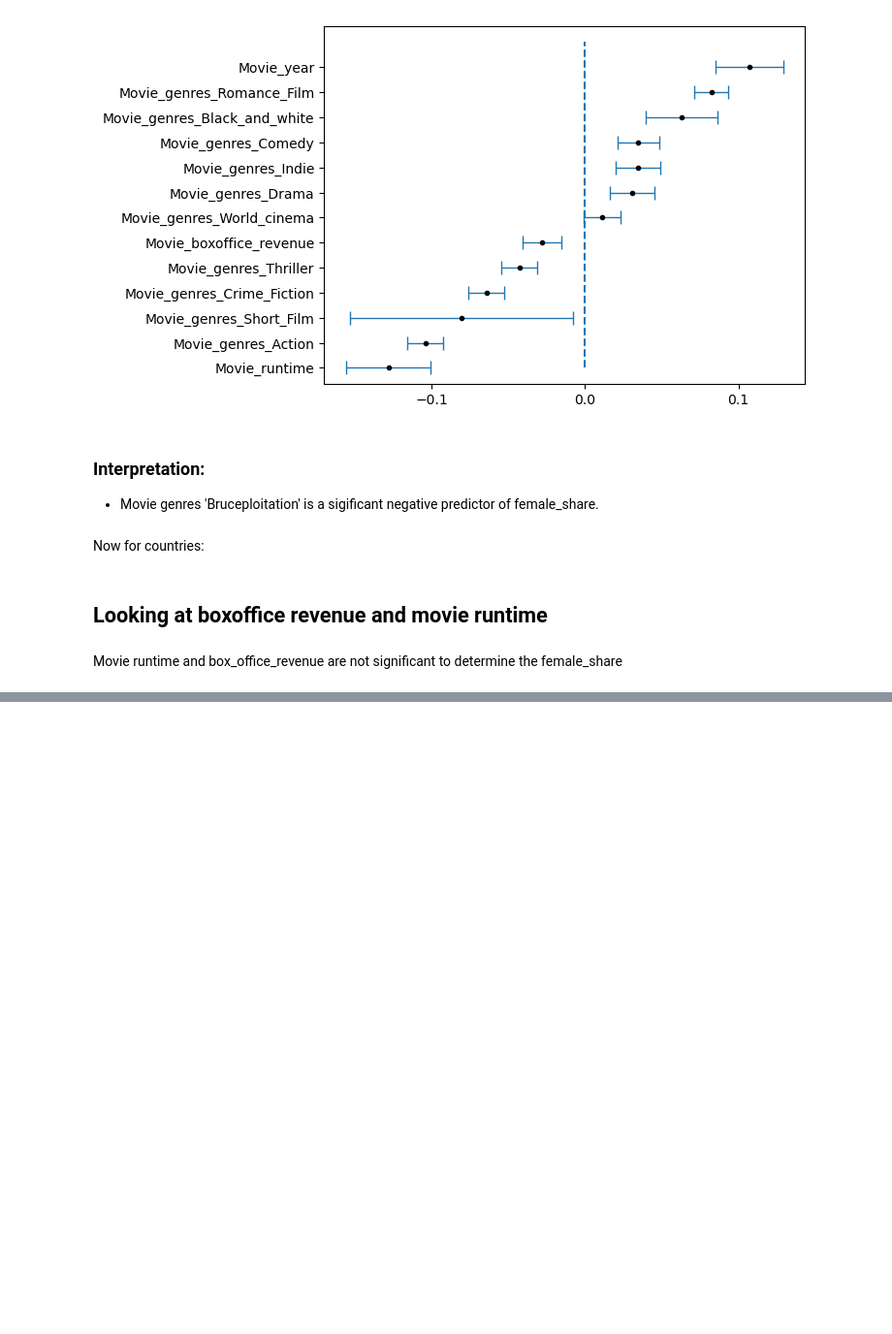
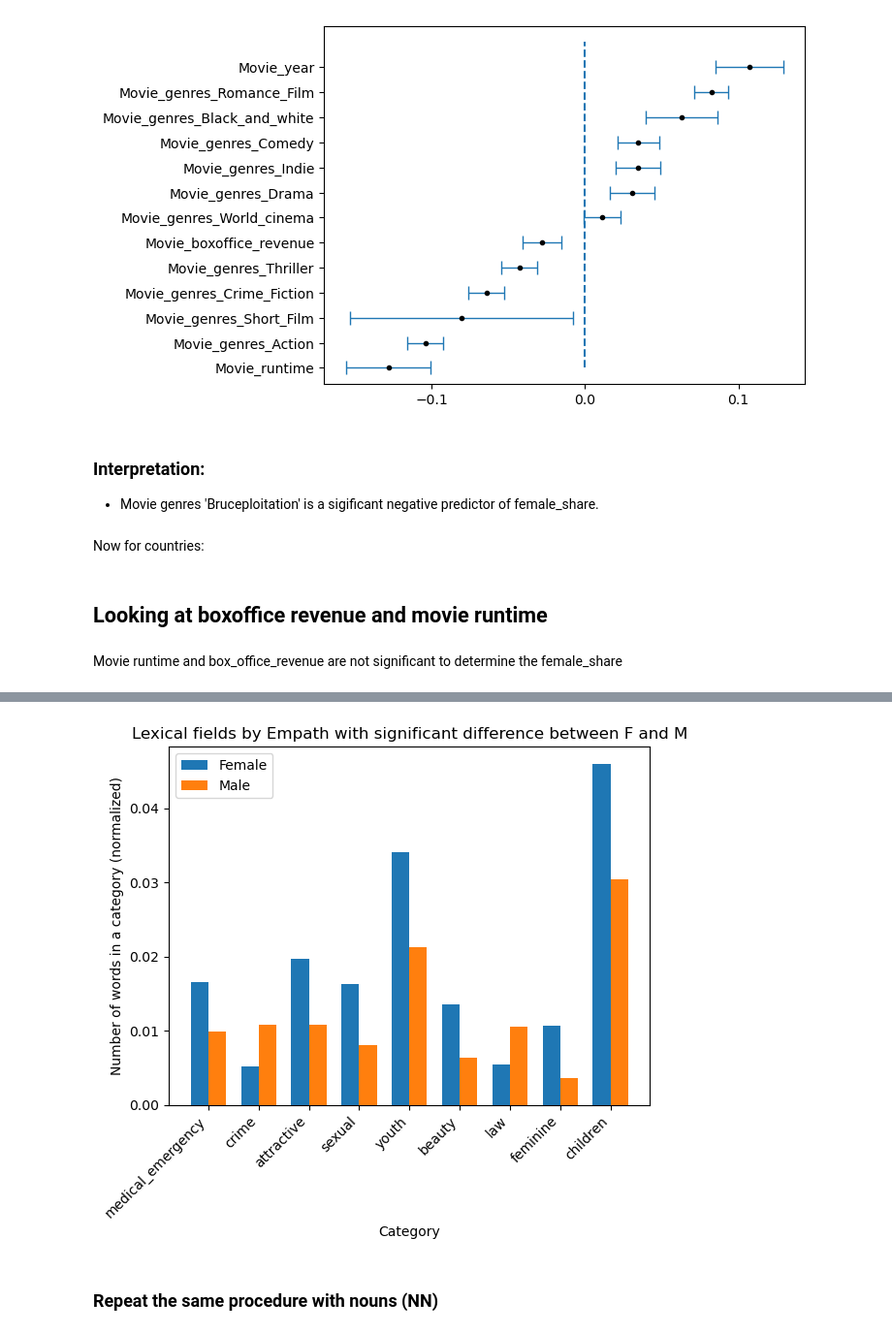
Before and after one commit to epfl-ada/ada-2022-project-silvermafia2022, a Jupyter notebook: project_movies.ipynb, the cells around one changed output, grey strips where cells are left out. Shown at 97% size. Cells and saved outputs as stored; diff of their text form; code cells hidden in the pictures; blank space fills up the shorter version.

```diff
--- a/project_movies.ipynb
+++ b/project_movies.ipynb
@@ -2570,0 +2281,28 @@ Movie runtime and box_office_revenue are not significant to determine the female
+# %%
+# only keep the once with a significant difference between men and women
+df_cat_JJ_difference = df_category_JJ[abs(df_category_JJ['Female']-df_category_JJ['Male']) > 0.005]
+df_cat_JJ_difference =df_cat_JJ_difference.reset_index()
+cat_list_JJ = df_cat_JJ_difference['index'].to_list()
+# %%
+index = np.arange(df_cat_JJ_difference.shape[0])
+bar_width = 0.35
+
+fig, ax = plt.subplots()
+female = ax.bar(index, df_cat_JJ_difference['Female'], bar_width,
+                label="Female")
+
+male = ax.bar(index+bar_width, df_cat_JJ_difference['Male'],
+                 bar_width, label="Male")
+
+ax.set_xlabel('Category')
+ax.set_ylabel('Number of words in a category (normalized)')
+ax.set_title('Lexical fields by Empath with significant difference between F and M')
+ax.set_xticks(index + bar_width / 2)
+ax.set_xticklabels(df_cat_JJ_difference['index'], rotation=45, ha='right')
+ax.legend()
+
+plt.show()
+# %% [output]
+[figure, added]
+# %% [markdown]
+### Repeat the same procedure with nouns (NN)
```
Also changed, not shown: parts of 110 cells of this notebook.
